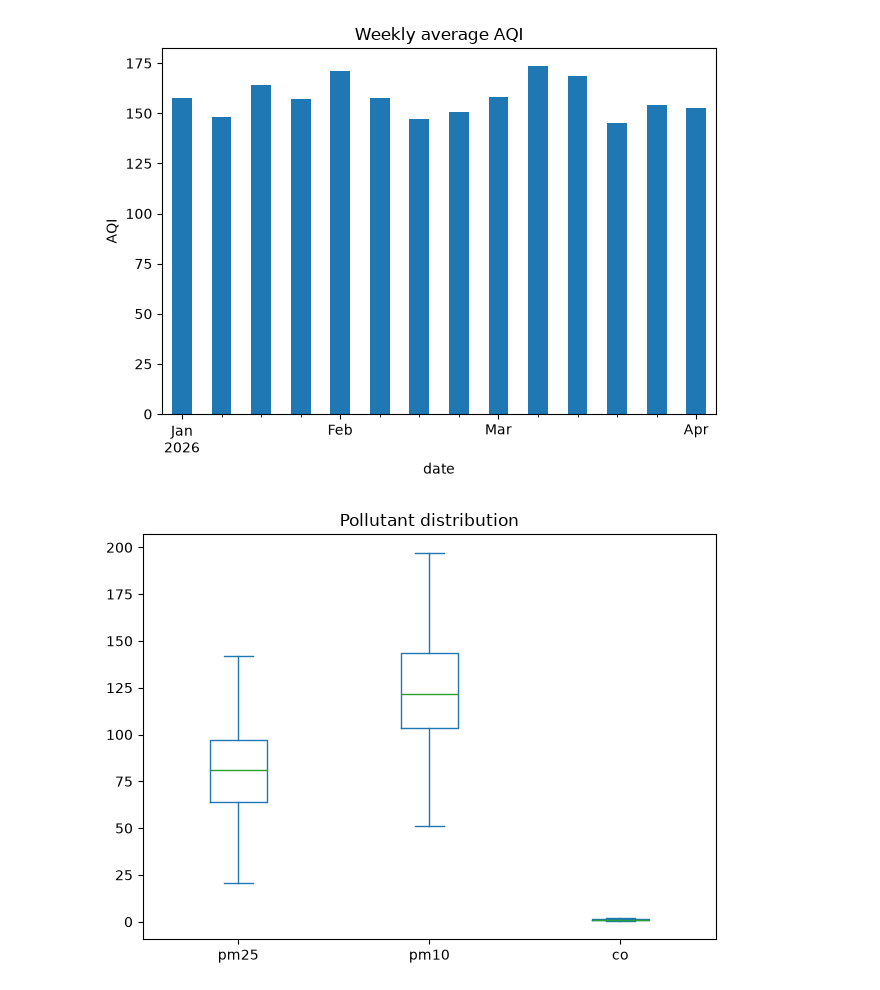
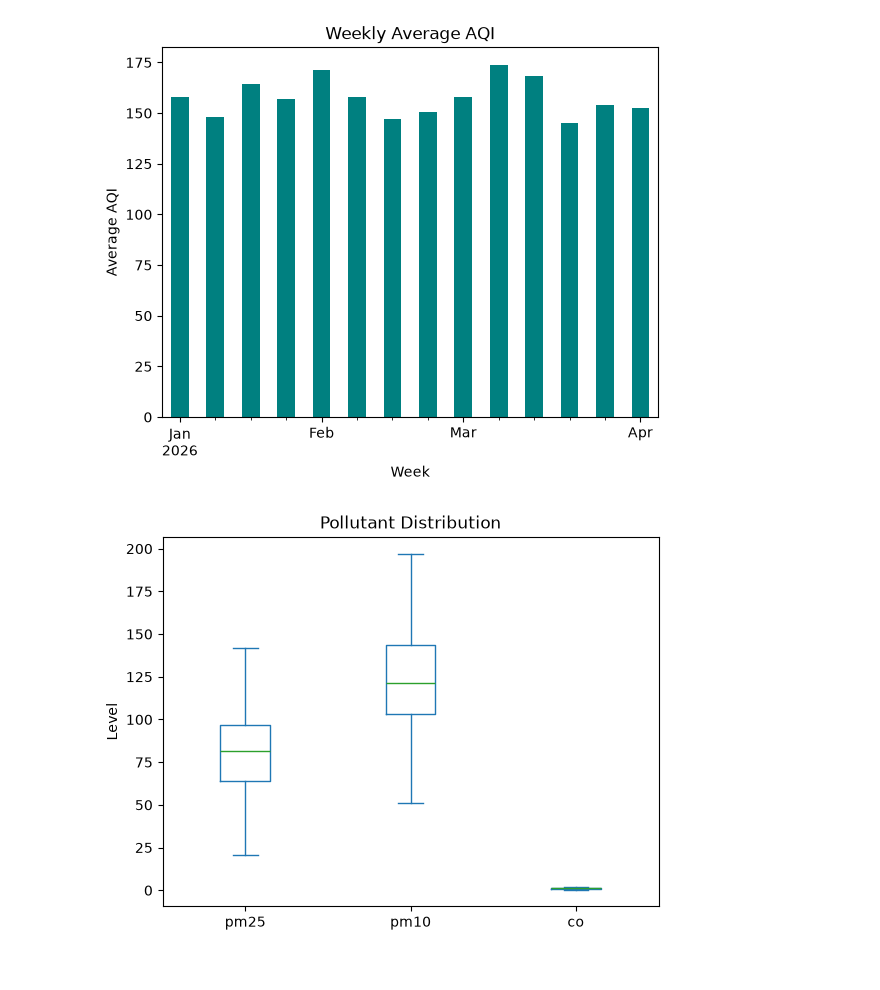
Before and after one commit to DipanshuAmbilkar03/telab, a Jupyter notebook: B.E./DMV/ex5/Exp5_Matplotlib_AQI.ipynb, the cells around one changed output. Cells and saved outputs as stored; diff of their text form; code cells hidden in the pictures.

```diff
--- a/B.E./DMV/ex5/Exp5_Matplotlib_AQI.ipynb
+++ b/B.E./DMV/ex5/Exp5_Matplotlib_AQI.ipynb
@@ -26,0 +12,5 @@ df.head()
+# %%
+# Step 1: Import the City Air Quality dataset
+df = pd.read_csv("aqi.csv", parse_dates=["date"])
+print("Shape:", df.shape)
+df.head()
@@ -98,16 +90,19 @@ Freq: W-SUN, Name: aqi, dtype: float64
 # %%
-weekly.plot(kind="bar")
-plt.title("Weekly average AQI")
-plt.ylabel("AQI")
-plt.tight_layout()
+# Step 6: Bar plot of weekly average AQI
+weekly = df.set_index("date")["aqi"].resample("W").mean()
+weekly.plot(kind="bar", color="teal")
+plt.title("Weekly Average AQI")
+plt.xlabel("Week")
+plt.ylabel("Average AQI")
 plt.show()
 # %% [output]
-[figure, old version]
+[figure, new version]
 # %%
+# Step 7: Box plot of pollutant distribution
 df[["pm25", "pm10", "co"]].plot(kind="box")
-plt.title("Pollutant distribution")
-plt.tight_layout()
+plt.title("Pollutant Distribution")
+plt.ylabel("Level")
 plt.show()
 # %% [output]
-[figure, old version]
+[figure, new version]
 # %%
```
Also changed, not shown: parts of 14 cells of this notebook, 3 other files.
